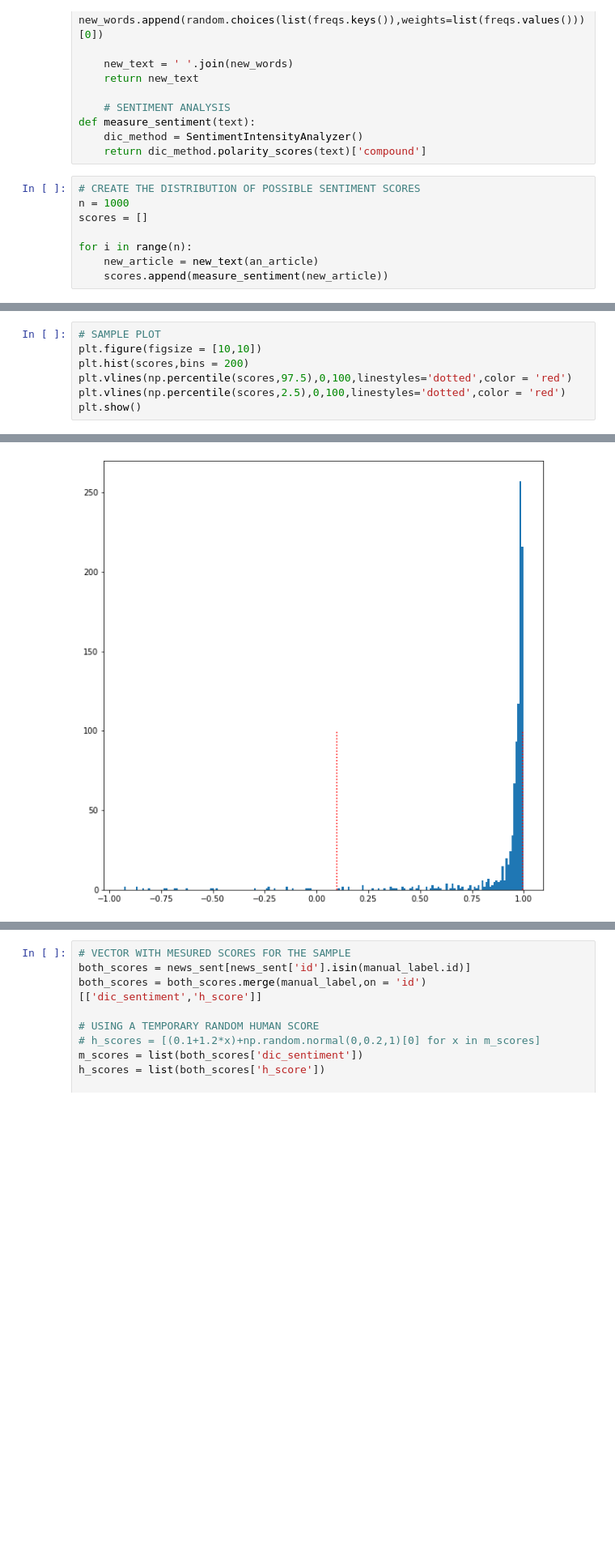
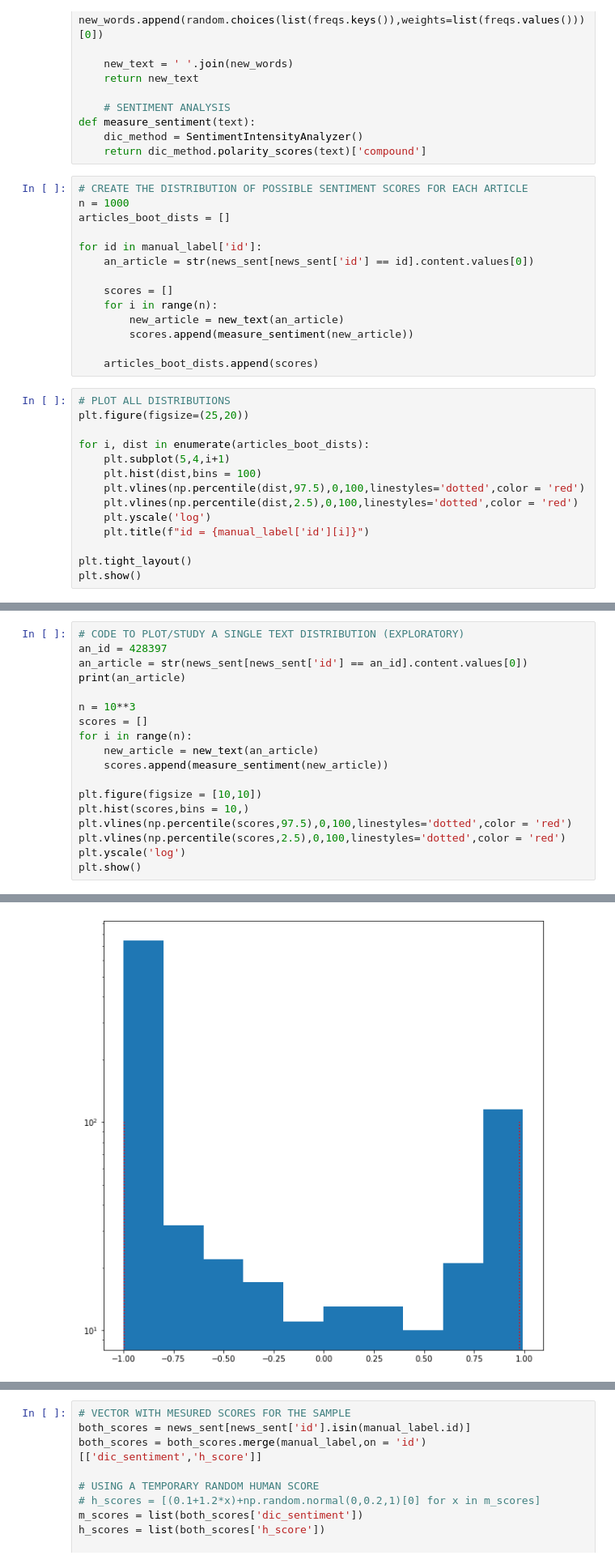
Before and after one commit to DerkNiessink/Project_SDA, a Jupyter notebook: src/Sentiment Analysis Validation.ipynb, the cells around one changed output, grey strips where cells are left out. Shown at 81% size. Cells and saved outputs as stored; diff of their text form; blank space fills up the shorter version.

Commit message:
Changes to sentiment analysis stuff

```diff
--- a/src/Sentiment Analysis Validation.ipynb
+++ b/src/Sentiment Analysis Validation.ipynb
@@ -116,10 +66,30 @@ def measure_sentiment(text):
     dic_method = SentimentIntensityAnalyzer()
     return dic_method.polarity_scores(text)['compound']
 # %%
-# CREATE THE DISTRIBUTION OF POSSIBLE SENTIMENT SCORES
+# CREATE THE DISTRIBUTION OF POSSIBLE SENTIMENT SCORES FOR EACH ARTICLE
 n = 1000
-scores = []
+articles_boot_dists = []
 
-for i in range(n):
-    new_article = new_text(an_article)
-    scores.append(measure_sentiment(new_article))
+for id in manual_label['id']:
+    an_article = str(news_sent[news_sent['id'] == id].content.values[0])
+
+    scores = []
+    for i in range(n):
+        new_article = new_text(an_article)
+        scores.append(measure_sentiment(new_article))
+
+    articles_boot_dists.append(scores)
+# %%
+# PLOT ALL DISTRIBUTIONS
+plt.figure(figsize=(25,20))
+
+for i, dist in enumerate(articles_boot_dists):
+    plt.subplot(5,4,i+1)
+    plt.hist(dist,bins = 100)
+    plt.vlines(np.percentile(dist,97.5),0,100,linestyles='dotted',color = 'red')
+    plt.vlines(np.percentile(dist,2.5),0,100,linestyles='dotted',color = 'red')
+    plt.yscale('log')
+    plt.title(f"id = {manual_label['id'][i]}")
+
+plt.tight_layout()
+plt.show()
@@ -126,8 +102,19 @@ for i in range(n):
 # %%
-# SAMPLE PLOT
+# CODE TO PLOT/STUDY A SINGLE TEXT DISTRIBUTION (EXPLORATORY)
+an_id = 428397
+an_article = str(news_sent[news_sent['id'] == an_id].content.values[0])
+print(an_article)
+
+n = 10**3
+scores = []
+for i in range(n):
+    new_article = new_text(an_article)
+    scores.append(measure_sentiment(new_article))
+
 plt.figure(figsize = [10,10])
-plt.hist(scores,bins = 200)
+plt.hist(scores,bins = 10,)
 plt.vlines(np.percentile(scores,97.5),0,100,linestyles='dotted',color = 'red')
 plt.vlines(np.percentile(scores,2.5),0,100,linestyles='dotted',color = 'red')
+plt.yscale('log')
 plt.show()
 # %% [output]
@@ -134 +131 @@ plt.show()
-[figure, old version]
+[figure, new version]
```
Also changed, not shown: parts of 16 cells of this notebook, 2 other files.
